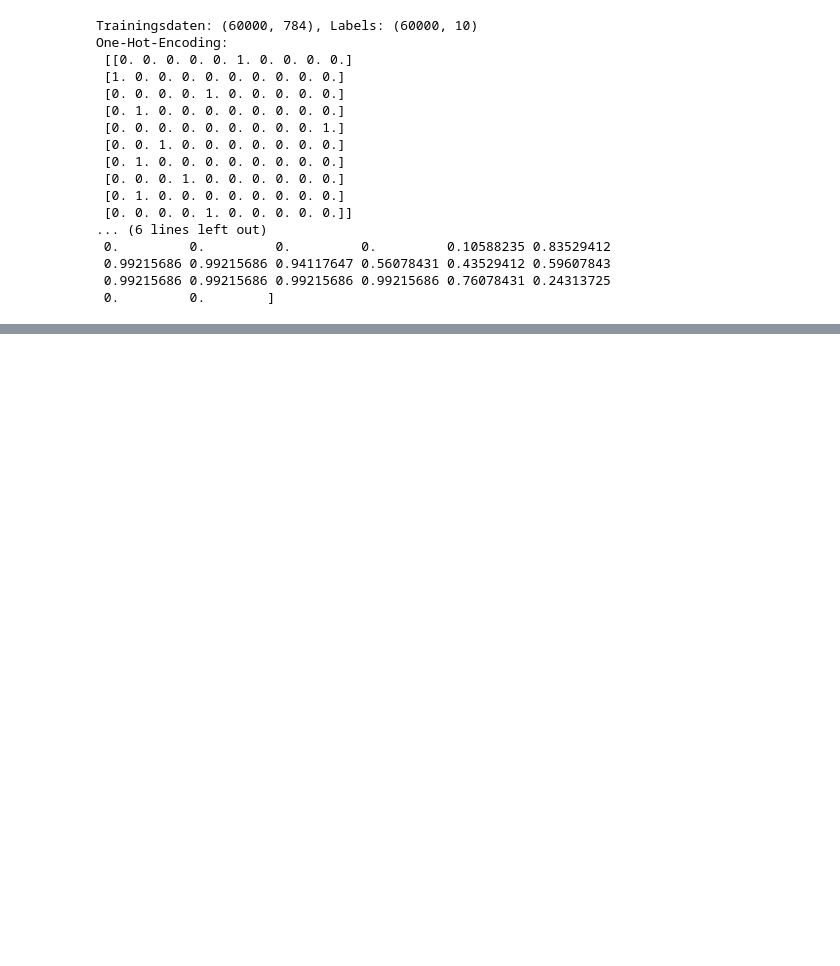
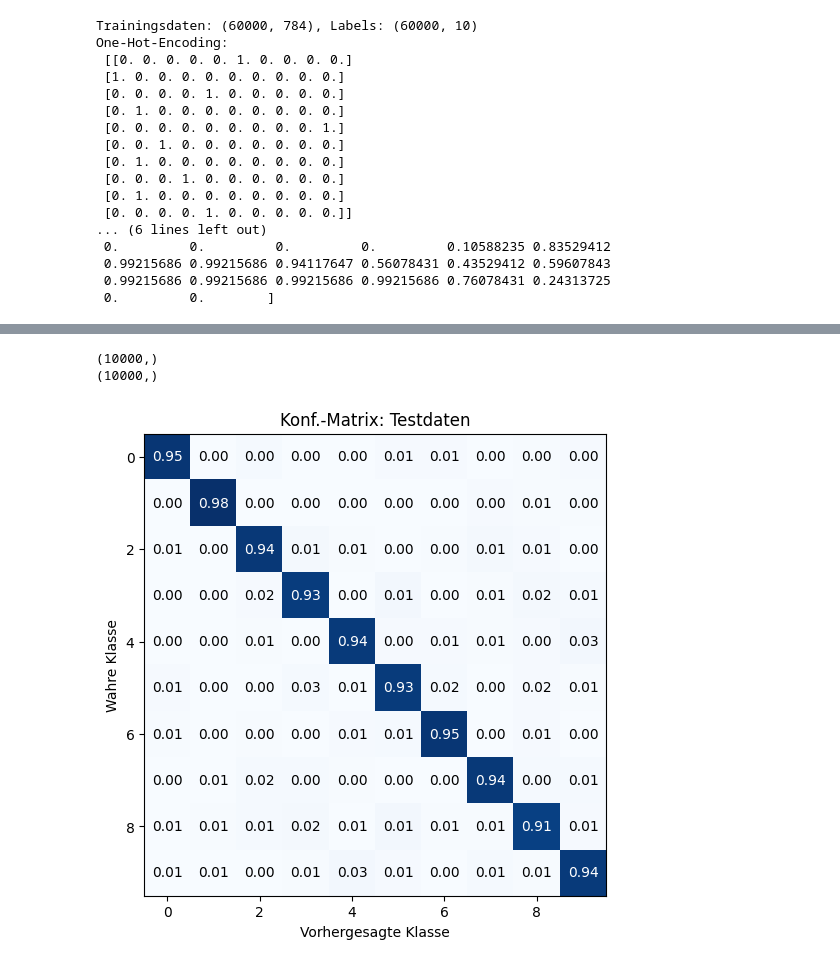
Before and after one commit to einblickle/ComputerVisionProgramming, a Jupyter notebook: Source/011_uebung_FCNN/Analyze_MNIST.ipynb, the cells around one changed output, grey strips where cells are left out. Cells and saved outputs as stored; diff of their text form; code cells hidden in the pictures; blank space fills up the shorter version.

Commit message:
:alien: added confusion matrix

```diff
--- a/Source/011_uebung_FCNN/Analyze_MNIST.ipynb
+++ b/Source/011_uebung_FCNN/Analyze_MNIST.ipynb
@@ -278,0 +281,23 @@ Falsche Klassifizierungen: 570
+# %%
+print(predicted_labels.shape)
+print(y_test.shape)
+# %% [output]
+(10000,)
+(10000,)
+# %%
+cMat_test = tf.math.confusion_matrix(
+    predicted_labels,
+    y_test,
+    num_classes=None,
+    weights=None,
+    dtype=tf.dtypes.int32,
+    name=None
+)
+# %%
+fig, ax_ = plt.subplots(1,1, squeeze=False,figsize=(6, 6))
+#----------------------------------
+# Konfusionsmatrix ausgeben
+#----------------------------------
+modules.matrixPlotting.plotConfusionMatrix(cMat_test,  True, ax_[0,0],txt="Konf.-Matrix: Testdaten")
+# %% [output]
+[figure, added]
```
Also changed, not shown: parts of 9 cells of this notebook.
